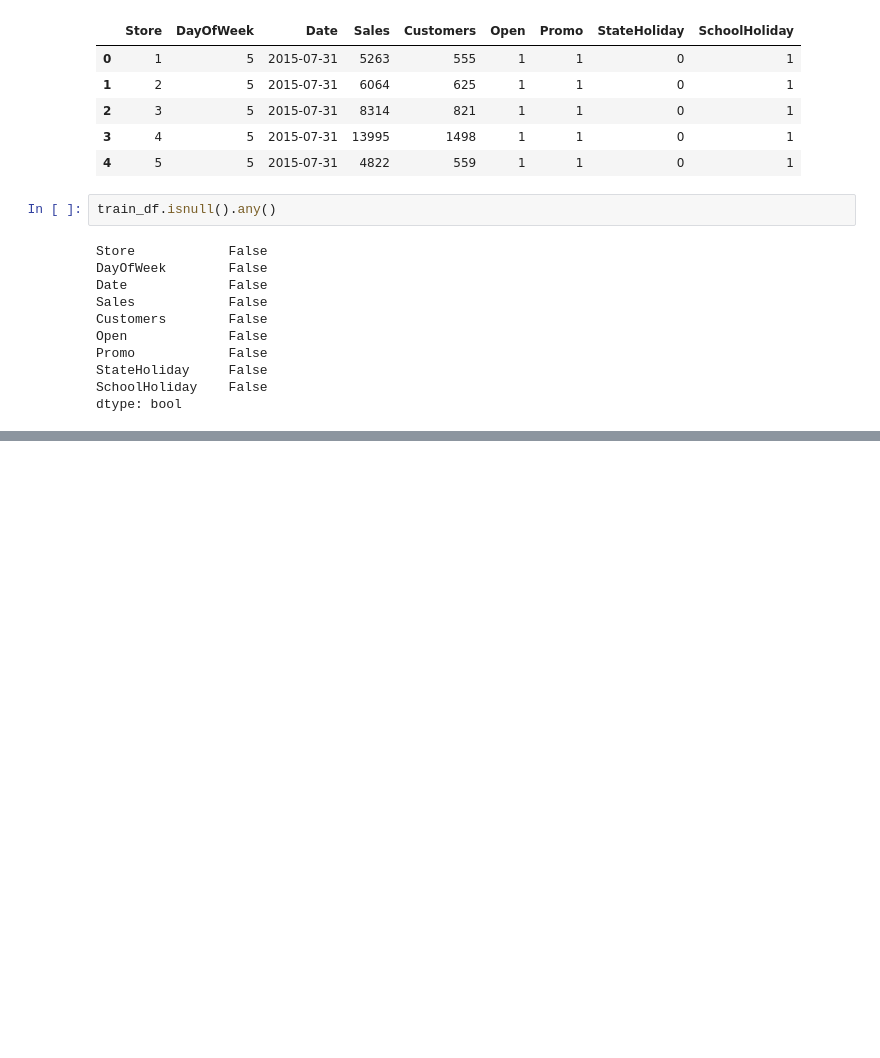
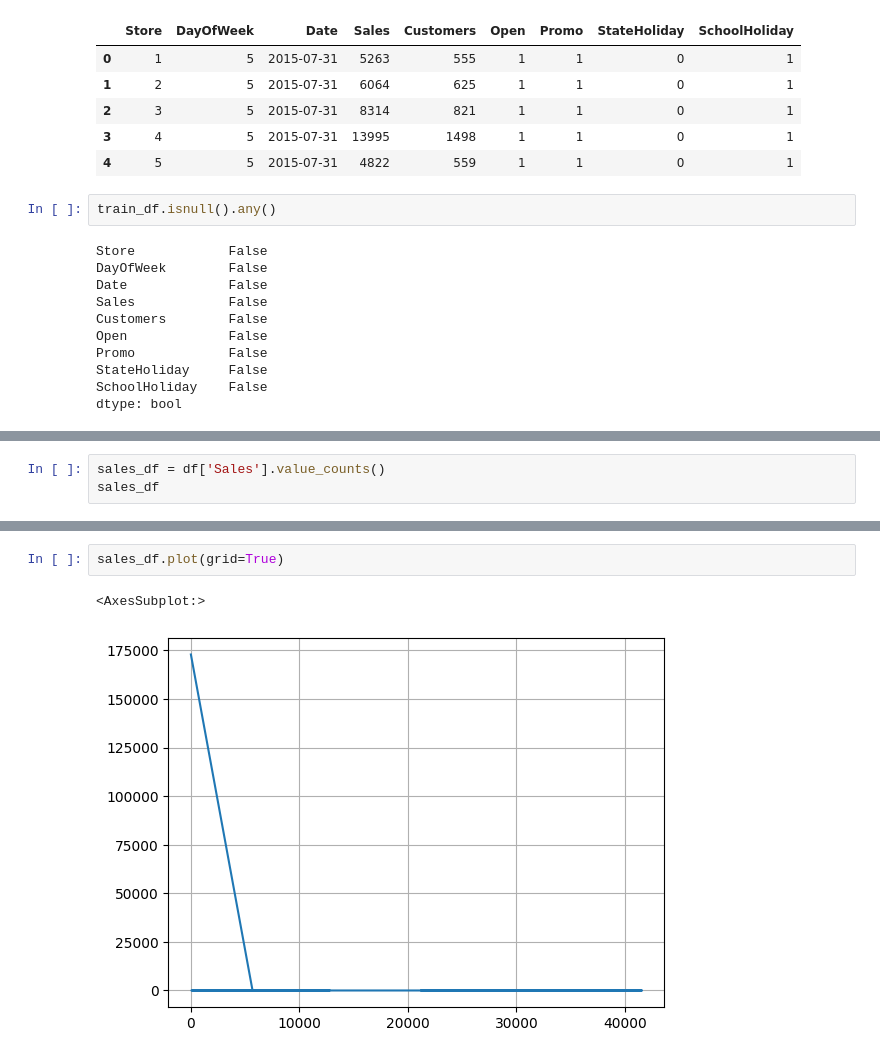
Before and after one commit to BirtukanK/Sales_prediction, a Jupyter notebook: notebook/Time_Series_Analysis.ipynb, the cells around one changed output, grey strips where cells are left out. Drawn from its saved outputs; the diff is of its cells as text; blank space fills up the shorter version.

```diff
--- a/notebook/Time_Series_Analysis.ipynb
+++ b/notebook/Time_Series_Analysis.ipynb
@@ -419,0 +461,3 @@ After performing the data preprocessing then we perform the Exploratory data ana
+# %%
+sales_df = df['Sales'].value_counts()
+sales_df
@@ -419,0 +477,5 @@ After performing the data preprocessing then we perform the Exploratory data ana
+# %%
+sales_df.plot(grid=True)
+# %% [output]
+<AxesSubplot:>
+[figure, added]
```
Also changed, not shown: parts of 41 cells of this notebook.
